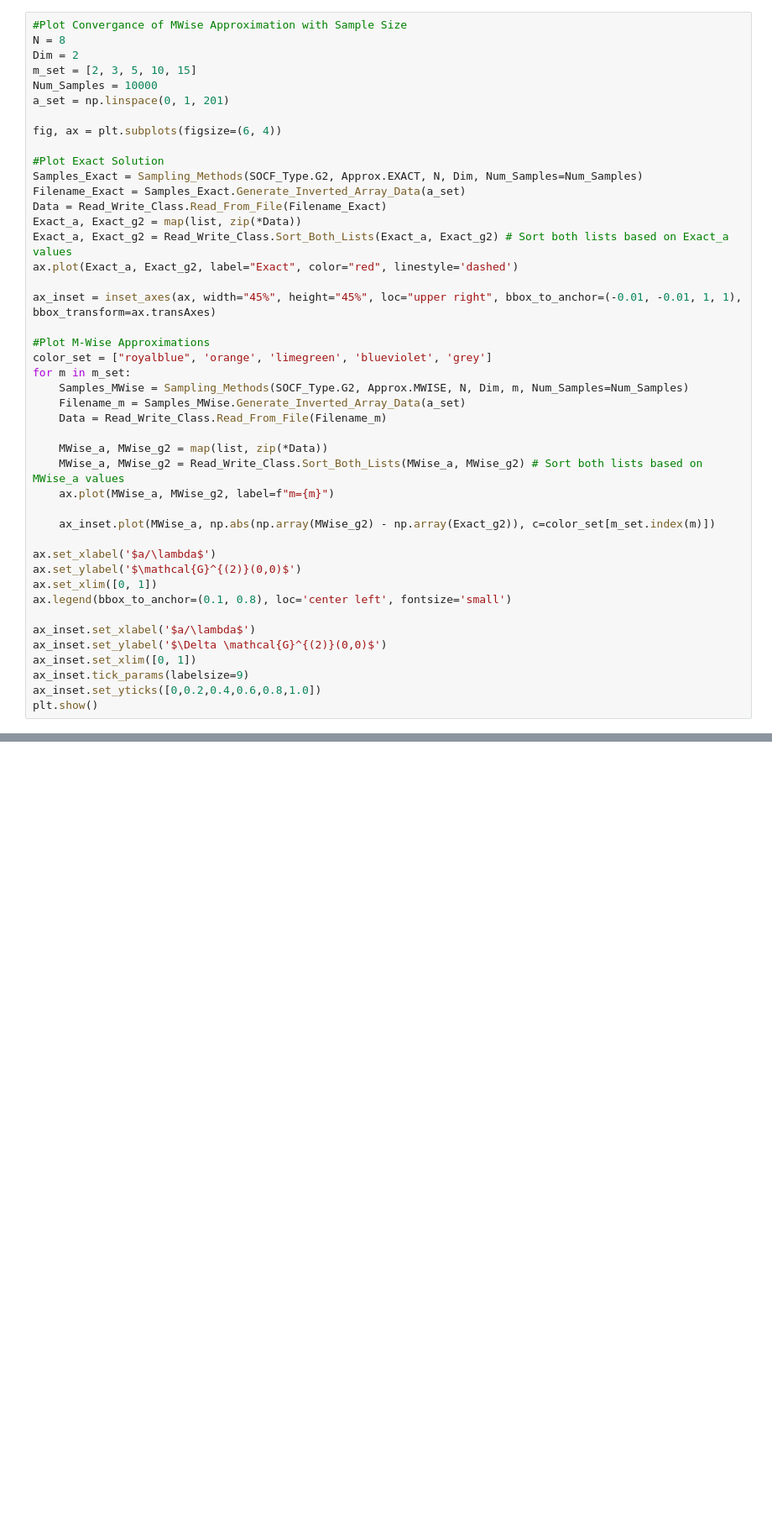
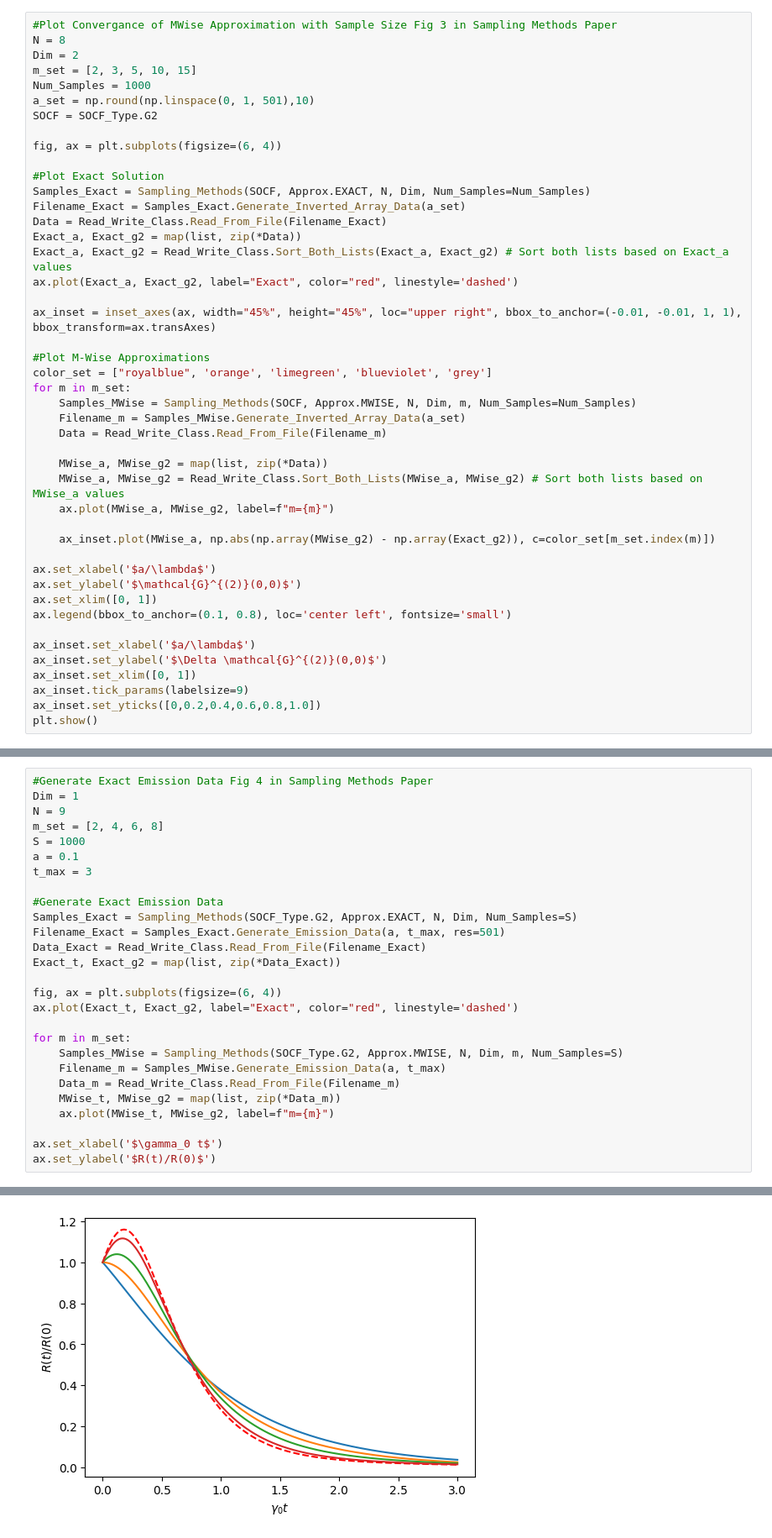
Before and after one commit to Daneyles1/PhD_Projects, a Jupyter notebook: Sampling Methods/Plotting_Visuals.ipynb, the cells around one changed output, grey strips where cells are left out. Shown: that part at 84% size. Drawn from its saved outputs; the diff is of its cells as text; blank space fills up the shorter version.

Commit message:
added inverted array comparison (Fig 5) corrected issue with running Qutip when working on inverted arrays1 updated Plotting_Visuals.ipynb to reflect changes in data generation functions

```diff
--- a/Sampling Methods/Plotting_Visuals.ipynb
+++ b/Sampling Methods/Plotting_Visuals.ipynb
@@ -6,15 +12,16 @@ from Data_Generation_Functions import *
 # %%
-#Plot Convergance of MWise Approximation with Sample Size
+#Plot Convergance of MWise Approximation with Sample Size Fig 3 in Sampling Methods Paper
 N = 8
 Dim = 2
 m_set = [2, 3, 5, 10, 15]
-Num_Samples = 10000
-a_set = np.linspace(0, 1, 201)
+Num_Samples = 1000
+a_set = np.round(np.linspace(0, 1, 501),10)
+SOCF = SOCF_Type.G2
 
 fig, ax = plt.subplots(figsize=(6, 4))
 
 #Plot Exact Solution
-Samples_Exact = Sampling_Methods(SOCF_Type.G2, Approx.EXACT, N, Dim, Num_Samples=Num_Samples)
+Samples_Exact = Sampling_Methods(SOCF, Approx.EXACT, N, Dim, Num_Samples=Num_Samples)
 Filename_Exact = Samples_Exact.Generate_Inverted_Array_Data(a_set)
 Data = Read_Write_Class.Read_From_File(Filename_Exact)
 Exact_a, Exact_g2 = map(list, zip(*Data))
@@ -26,7 +33,7 @@ ax_inset = inset_axes(ax, width="45%", height="45%", loc="upper right", bbox_to_
 #Plot M-Wise Approximations
 color_set = ["royalblue", 'orange', 'limegreen', 'blueviolet', 'grey']
 for m in m_set:
-    Samples_MWise = Sampling_Methods(SOCF_Type.G2, Approx.MWISE, N, Dim, m, Num_Samples=Num_Samples)
+    Samples_MWise = Sampling_Methods(SOCF, Approx.MWISE, N, Dim, m, Num_Samples=Num_Samples)
     Filename_m = Samples_MWise.Generate_Inverted_Array_Data(a_set)
     Data = Read_Write_Class.Read_From_File(Filename_m)
 
@@ -49,3 +56,31 @@ ax_inset.set_yticks([0,0.2,0.4,0.6,0.8,1.0])
 plt.show()
 # %% [output]
 [figure]
+# %%
+#Generate Exact Emission Data Fig 4 in Sampling Methods Paper
+Dim = 1
+N = 9
+m_set = [2, 4, 6, 8]
+S = 1000
+a = 0.1
+t_max = 3
+
+#Generate Exact Emission Data
+Samples_Exact = Sampling_Methods(SOCF_Type.G2, Approx.EXACT, N, Dim, Num_Samples=S)
+Filename_Exact = Samples_Exact.Generate_Emission_Data(a, t_max, res=501)
+Data_Exact = Read_Write_Class.Read_From_File(Filename_Exact)
+Exact_t, Exact_g2 = map(list, zip(*Data_Exact))
+
+fig, ax = plt.subplots(figsize=(6, 4))
+ax.plot(Exact_t, Exact_g2, label="Exact", color="red", linestyle='dashed')
+
+for m in m_set:
+    Samples_MWise = Sampling_Methods(SOCF_Type.G2, Approx.MWISE, N, Dim, m, Num_Samples=S)
+    Filename_m = Samples_MWise.Generate_Emission_Data(a, t_max)
+    Data_m = Read_Write_Class.Read_From_File(Filename_m)
+    MWise_t, MWise_g2 = map(list, zip(*Data_m))
+    ax.plot(MWise_t, MWise_g2, label=f"m={m}")
+
+ax.set_xlabel('$\gamma_0 t$')
+ax.set_ylabel('$R(t)/R(0)$')
+# %% [output]
@@ -51,0 +88 @@ plt.show()
+[figure, added]
```
Also changed, not shown: parts of 3 cells of this notebook, 22 other files.
